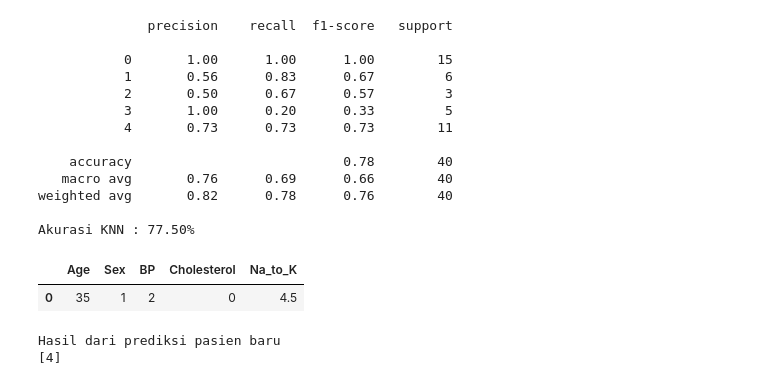
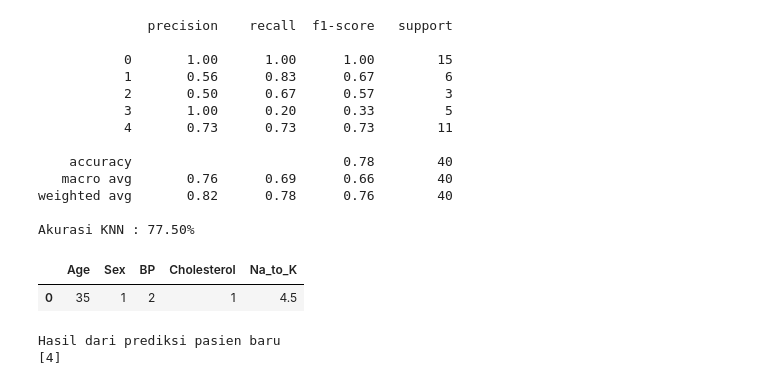
Before and after one commit to pikupik/machine-learning, a Jupyter notebook: klasifikasi_obat.ipynb, the cells around one changed output. Drawn from its saved outputs; the diff is of its cells as text; code cells hidden in the pictures.

```diff
--- a/klasifikasi_obat.ipynb
+++ b/klasifikasi_obat.ipynb
@@ -191,15 +191,15 @@ Akurasi KNN : 77.50%
 # %%
 testing = {'Age': [35],
           'Sex': [1],
           'BP': [2],
-          'Cholesterol': [0],
+          'Cholesterol': [1],
           'Na_to_K': [4.5]}
 
 testing = pd.DataFrame(testing)
 testing
 # %% [output]
 |  | Age | Sex | BP | Cholesterol | Na_to_K |
-| 0 | 35 | 1 | 2 | 0 | 4.5 |
+| 0 | 35 | 1 | 2 | 1 | 4.5 |
 # %%
 pred_coba = knn.predict(testing)
 print('Hasil dari prediksi pasien baru')
```
Also changed, not shown: parts of 2 cells of this notebook, 2 other files.
